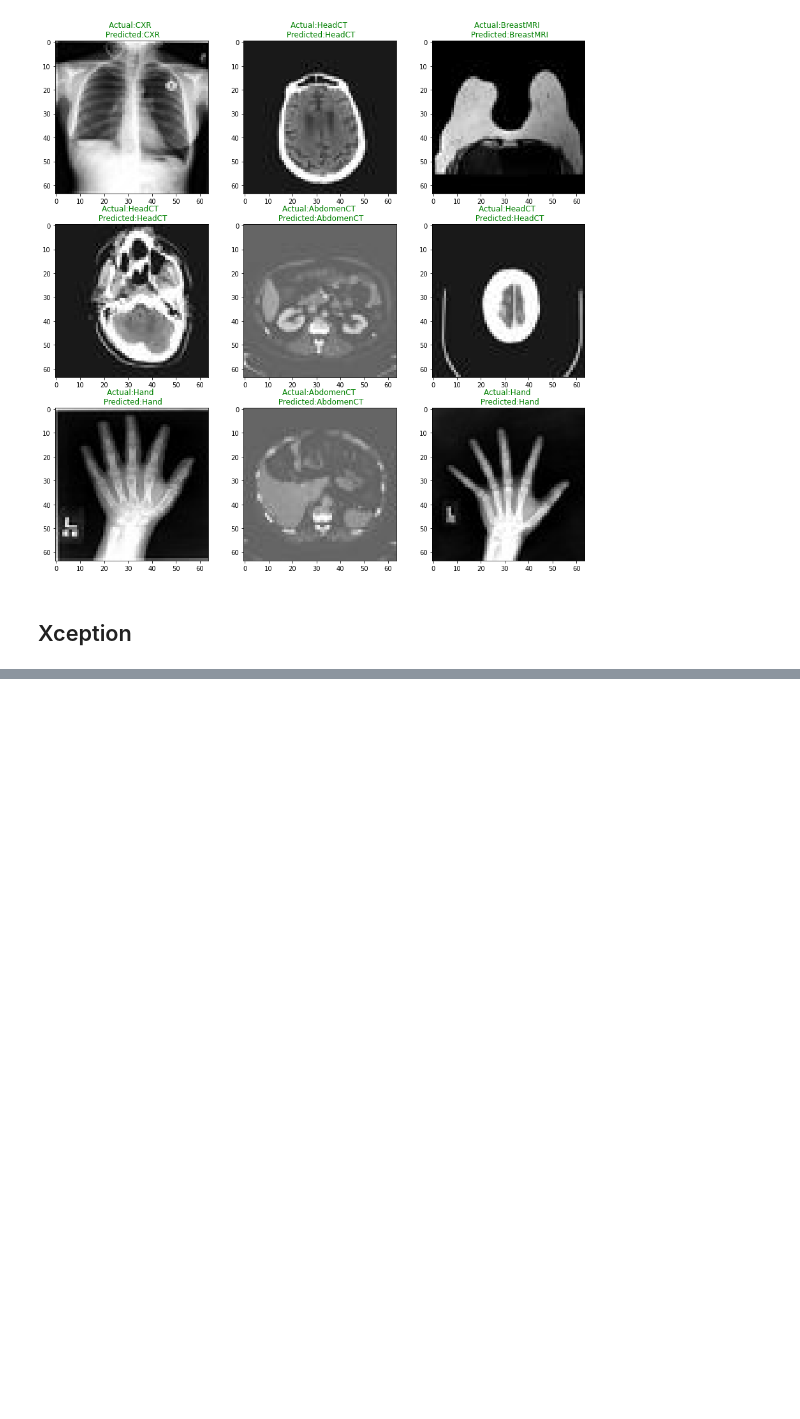
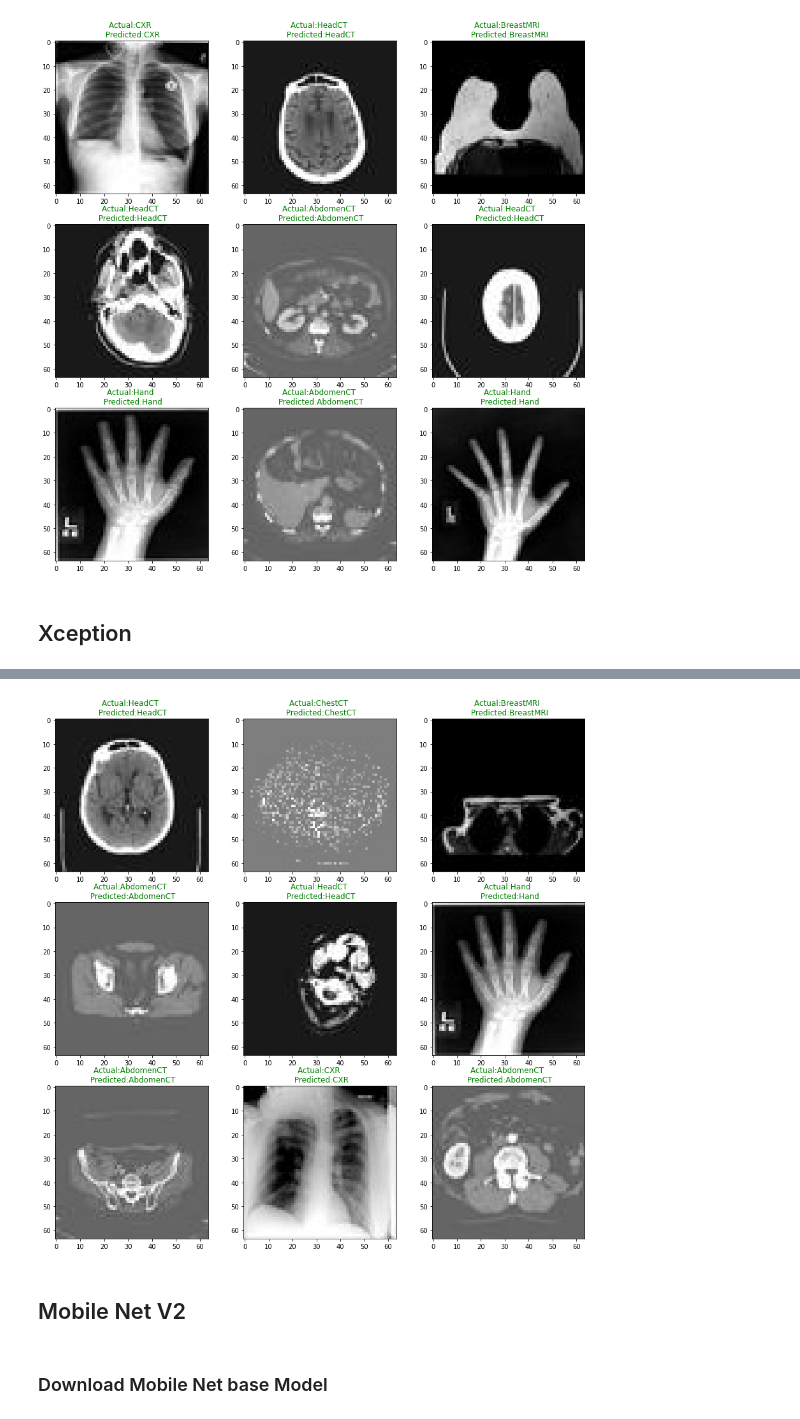
Before and after one commit to splAcharya/Transfer_Learning_Comparision, a Jupyter notebook: transfer_learning_comparision.ipynb, the cells around one changed output, grey strips where cells are left out. Saved outputs shown, nothing was run; the diff lists cells and outputs as text; code cells hidden in the pictures; blank space fills up the shorter version.

Commit message:
Created using Colaboratory: Added MobileNetV2

```diff
--- a/transfer_learning_comparision.ipynb
+++ b/transfer_learning_comparision.ipynb
@@ -554,0 +591,2 @@ plt.show()
+# %%
+base_model_xception.trainable = False
@@ -554,0 +720,23 @@ plt.show()
+# %%
+#visualize some results
+image_batch, label_batch = next(iter(test_ds))
+predictions = model_xception.predict(image_batch)
+predictions = np.argmax(predictions,axis=1)
+
+fig, ax = plt.subplots(3,3,figsize=(15,15))
+
+for index, a in enumerate(fig.axes):
+  a.imshow(np.array(image_batch[index],dtype=np.uint8))
+  a.title.set_text(f"Actual:{class_names[label_batch[index]]} \n Predicted:{class_names[predictions[index]]}")
+  if predictions[index] == label_batch[index]:
+    a.title.set_color("green")
+  else:
+    a.title.set_color("red")
+
+plt.show()
+# %% [output]
+[figure, added]
+# %% [markdown]
+## Mobile Net V2
+# %% [markdown]
+### Download Mobile Net base Model
```
Also changed, not shown: parts of 54 cells of this notebook.
